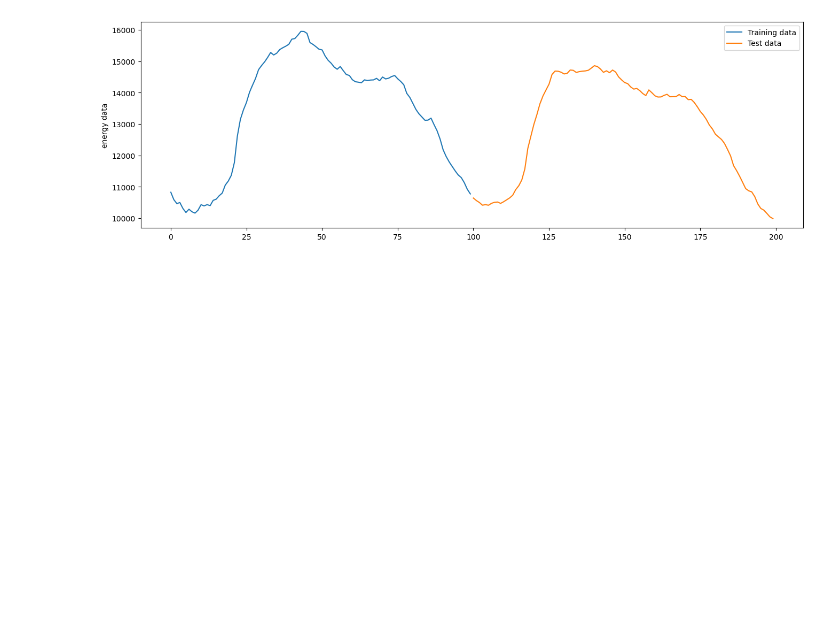
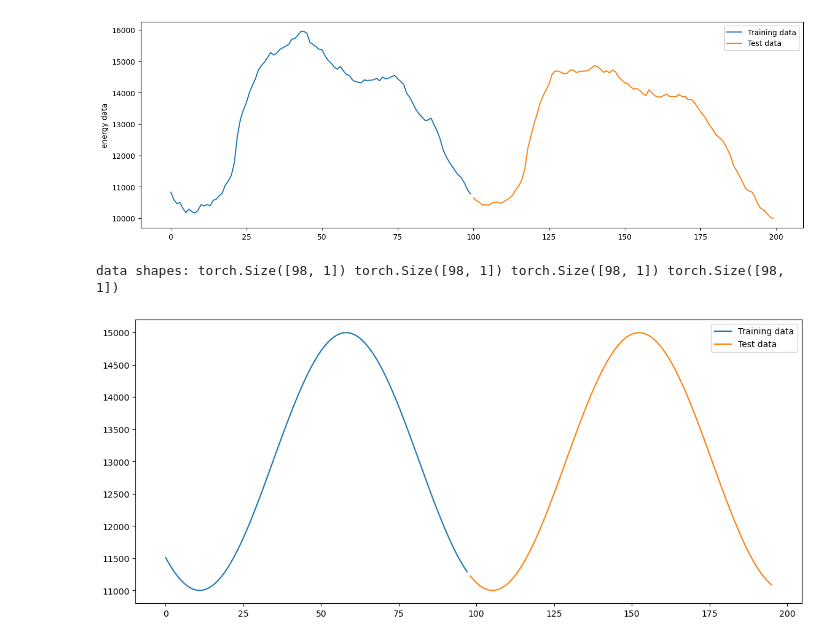
Before and after one commit to MischaDy/electricity-uq, a Jupyter notebook: laplace_bugfix_test.ipynb, the cells around one changed output. Saved outputs shown, nothing was run; the diff lists cells and outputs as text; code cells hidden in the pictures; blank space fills up the shorter version.

Commit message:
show issue on fake data

```diff
--- a/laplace_bugfix_test.ipynb
+++ b/laplace_bugfix_test.ipynb
@@ -159,35 +159,38 @@ plot_data(X_train, X_test, y_train, y_test, save_plot=False, plots_path=None, )
 data shapes: (100, 7) (100, 7) (100, 1) (100, 1)
 [figure]
 # %%
-# shift = 4
-# pre_X = np.arange(200)
+shift = 4
+pre_X = np.arange(200)
 
-# y = (13000 + 2000 * np.sin(10 + pre_X / 15))
-# X, y = y[:-shift], y[shift:]
-# NUM_DATA_PER_GROUP = X.size // 2
-# # X = pre_X
+y = (13000 + 2000 * np.sin(10 + pre_X / 15))
+X, y = y[:-shift], y[shift:]
+NUM_DATA_PER_GROUP = X.size // 2
+# X = pre_X
 
-# X, y = X.reshape(-1, 1), y.reshape(-1, 1)
-# X_train, X_test, y_train, y_test = X[:NUM_DATA_PER_GROUP], X[NUM_DATA_PER_GROUP:], y[:NUM_DATA_PER_GROUP], y[NUM_DATA_PER_GROUP:]
-# X_train, X_test, y_train, y_test, X, y = map(lambda data: torch.from_numpy(data).float(), (X_train, X_test, y_train, y_test, X, y))
+X, y = X.reshape(-1, 1), y.reshape(-1, 1)
+X_train, X_test, y_train, y_test = X[:NUM_DATA_PER_GROUP], X[NUM_DATA_PER_GROUP:], y[:NUM_DATA_PER_GROUP], y[NUM_DATA_PER_GROUP:]
+X_train, X_test, y_train, y_test, X, y = map(lambda data: torch.from_numpy(data).float(), (X_train, X_test, y_train, y_test, X, y))
 
-# print("data shapes:", X_train.shape, X_test.shape, y_train.shape, y_test.shape)
+print("data shapes:", X_train.shape, X_test.shape, y_train.shape, y_test.shape)
 
 
-# def my_plot():
-#     num_train_steps = X_train.shape[0]
-#     num_test_steps = X_test.shape[0]
+def my_plot():
+    num_train_steps = X_train.shape[0]
+    num_test_steps = X_test.shape[0]
 
-#     x_plot_train = np.arange(num_train_steps)
-#     x_plot_test = x_plot_train + num_test_steps
+    x_plot_train = np.arange(num_train_steps)
+    x_plot_test = x_plot_train + num_test_steps
 
-#     plt.figure(figsize=(14,6))
-#     plt.plot(X_train, y_train)
-#     plt.plot(X_test, y_test)
-#     plt.legend(["Training data", "Test data"])
-#     plt.show()
+    plt.figure(figsize=(14,6))
+    plt.plot(x_plot_train, y_train)
+    plt.plot(x_plot_test, y_test)
+    plt.legend(["Training data", "Test data"])
+    plt.show()
 
-# my_plot()
+my_plot()
+# %% [output]
+data shapes: torch.Size([98, 1]) torch.Size([98, 1]) torch.Size([98, 1]) torch.Size([98, 1])
+[figure, added]
 # %%
 from statsmodels.tools.eval_measures import mse
 
```
Also changed, not shown: parts of 3 cells of this notebook.
